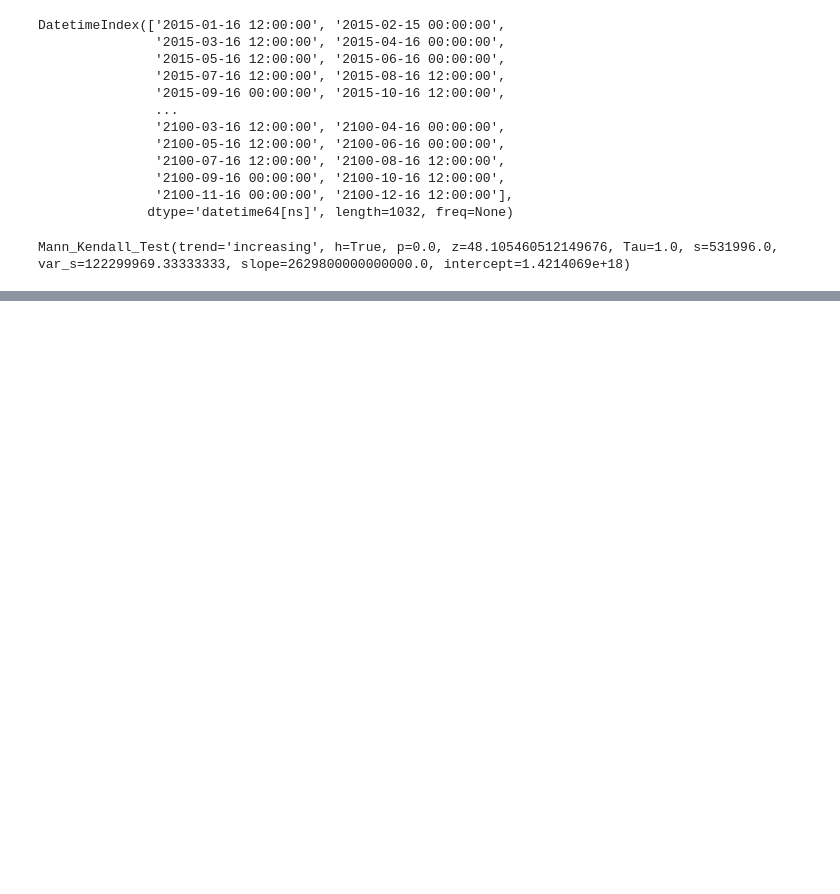
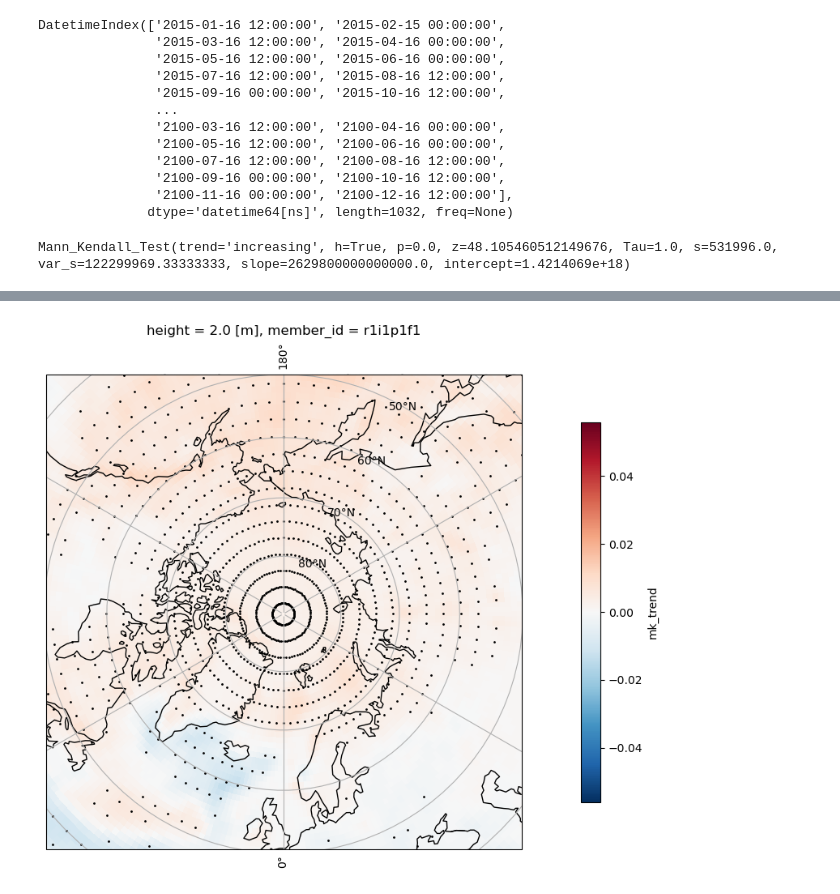
Before and after one commit to eScience-course/Tjaernoe2022-group7, a Jupyter notebook: ingrblu/ingrid_notebook.ipynb, the cells around one changed output, grey strips where cells are left out. Cells and saved outputs as stored; diff of their text form; code cells hidden in the pictures; blank space fills up the shorter version.

Commit message:
added func for significance of precip

```diff
--- a/ingrblu/ingrid_notebook.ipynb
+++ b/ingrblu/ingrid_notebook.ipynb
@@ -477,0 +494,7 @@ pr_trend_NorESM_yearly
+# %%
+def dot_signif(ds):
+    for ilat, lat in enumerate(ds.lat):
+        for ilon, lon in enumerate(ds.lon):
+            if ds.mk_p_val.isel(lat=ilat, lon=ilon) < 0.05:
+                if (ilon % 3 == 0) and (ilat % 3 == 0):
+                    ax.plot(lon, lat, marker='o', color='k', transform=ccrs.PlateCarree(), markersize=1)
@@ -477,0 +535,39 @@ pr_trend_NorESM_yearly
+# %%
+def plot_map_trend(ds, var, levels=6, extent=[-180,180,90,50]):#, vmin=20, vmax=40):
+    '''
+        Plots the trend on a map from the model data
+
+    Args:
+    -----
+        var    [DataArray]   :   An xarray contining data about the conditions
+        levels [int]         :   Levels in the plot
+        extent [list]        :   A list of the extent of the plot
+    '''
+    fig = plt.figure(figsize=(15, 7))
+    ax = plt.subplot(111, projection=ccrs.NorthPolarStereo())
+
+    #sat_proj = ccrs.NorthPolarStereo()
+    #fig, ax = plt.subplots(figsize=(10,10),subplot_kw={'projection':sat_proj})
+    ds[var].plot.pcolormesh(
+        ax = ax,
+        cbar_kwargs={
+            'orientation':'vertical',
+            'shrink':.8
+            },
+        transform=ccrs.PlateCarree(),
+        #levels=levels,
+        #vmin=vmin,
+        #vmax=vmax
+        #robust=True
+        )
+
+    dot_signif(ds, ax)
+
+    ax.set_extent(extent, ccrs.PlateCarree())
+    ax.gridlines(draw_labels=True)
+    ax.coastlines()
+    fig.tight_layout()
+# %%
+plot_map_trend(pr_NorESM_yearly, 'mk_trend')
+# %% [output]
+[figure, added]
```
Also changed, not shown: parts of 19 cells of this notebook, 1 other file.
